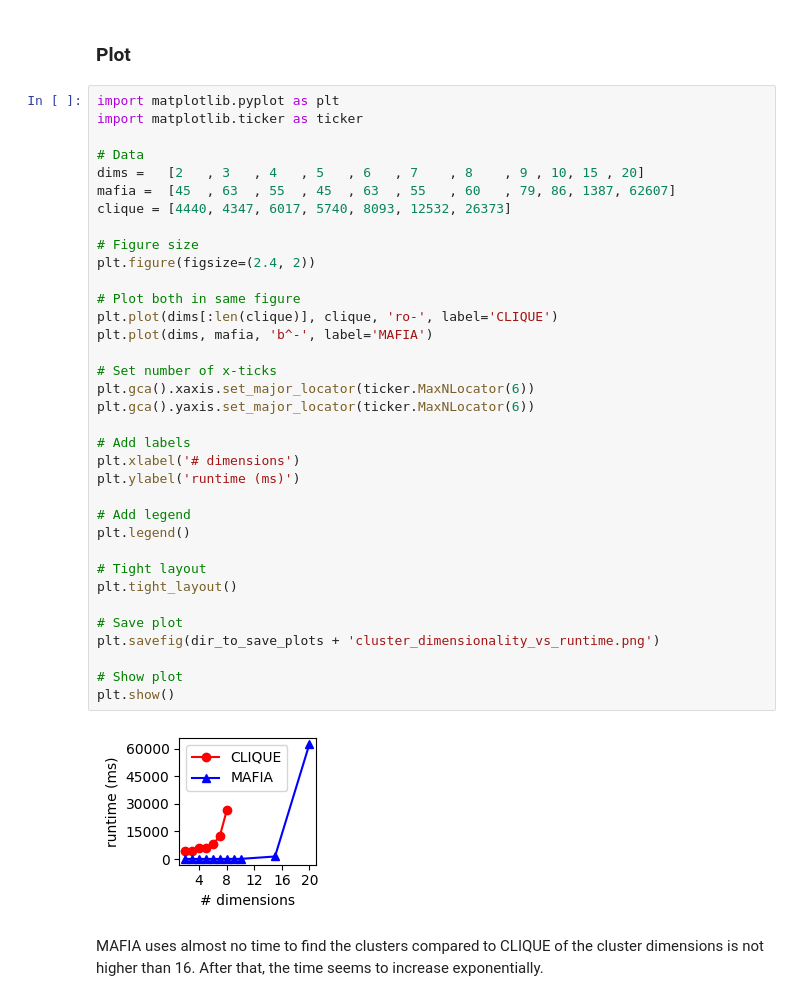
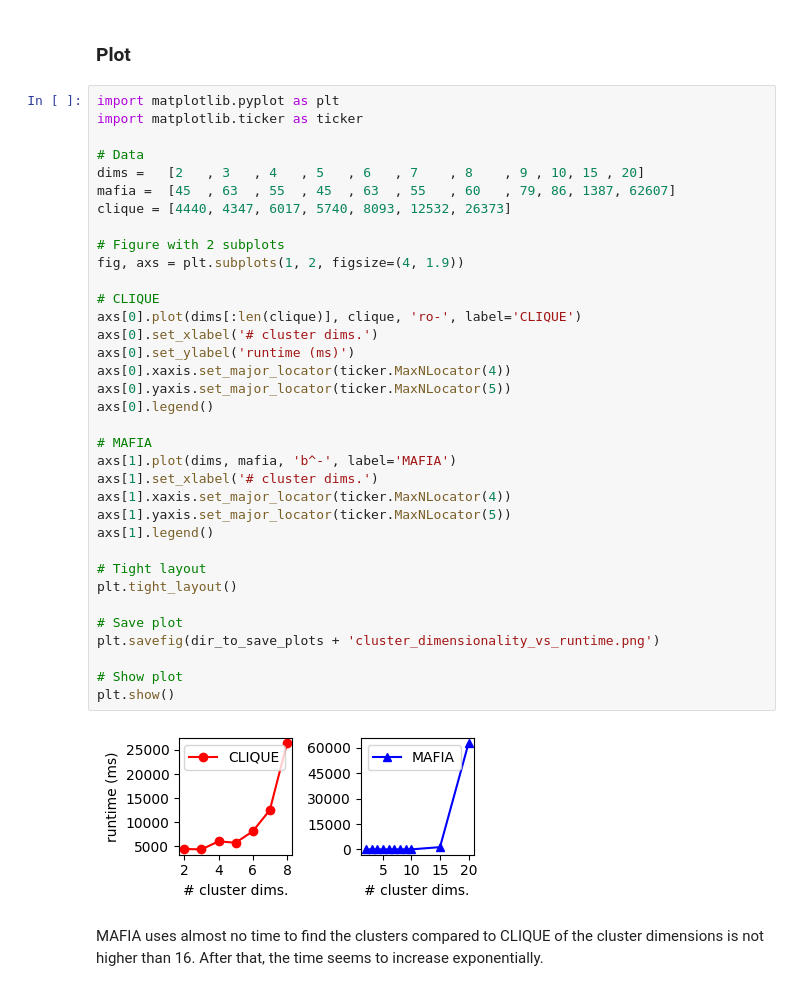
Before and after one commit to henrikdchristensen/SDU-Data-Mining-Exam, a Jupyter notebook: src/evaluation.ipynb, the cells around one changed output. Drawn from its saved outputs; the diff is of its cells as text.

```diff
--- a/src/evaluation.ipynb
+++ b/src/evaluation.ipynb
@@ -361,40 +252,40 @@ MAFIA:
 # %%
 import matplotlib.pyplot as plt
 import matplotlib.ticker as ticker
 
 # Data
 dims =   [2   , 3   , 4   , 5   , 6   , 7    , 8    , 9 , 10, 15 , 20]
 mafia =  [45  , 63  , 55  , 45  , 63  , 55   , 60   , 79, 86, 1387, 62607]
 clique = [4440, 4347, 6017, 5740, 8093, 12532, 26373]
 
-# Figure size
-plt.figure(figsize=(2.4, 2))
+# Figure with 2 subplots
+fig, axs = plt.subplots(1, 2, figsize=(4, 1.9))
 
-# Plot both in same figure
-plt.plot(dims[:len(clique)], clique, 'ro-', label='CLIQUE')
-plt.plot(dims, mafia, 'b^-', label='MAFIA')
+# CLIQUE
+axs[0].plot(dims[:len(clique)], clique, 'ro-', label='CLIQUE')
+axs[0].set_xlabel('# cluster dims.')
+axs[0].set_ylabel('runtime (ms)')
+axs[0].xaxis.set_major_locator(ticker.MaxNLocator(4))
+axs[0].yaxis.set_major_locator(ticker.MaxNLocator(5))
+axs[0].legend()
 
-# Set number of x-ticks
-plt.gca().xaxis.set_major_locator(ticker.MaxNLocator(6))
-plt.gca().yaxis.set_major_locator(ticker.MaxNLocator(6))
-
-# Add labels
-plt.xlabel('# dimensions')
-plt.ylabel('runtime (ms)')
-
-# Add legend
-plt.legend()
+# MAFIA
+axs[1].plot(dims, mafia, 'b^-', label='MAFIA')
+axs[1].set_xlabel('# cluster dims.')
+axs[1].xaxis.set_major_locator(ticker.MaxNLocator(4))
+axs[1].yaxis.set_major_locator(ticker.MaxNLocator(5))
+axs[1].legend()
 
 # Tight layout
 plt.tight_layout()
 
 # Save plot
 plt.savefig(dir_to_save_plots + 'cluster_dimensionality_vs_runtime.png')
 
 # Show plot
 plt.show()
 # %% [output]
-[figure, old version]
+[figure, new version]
 # %% [markdown]
 MAFIA uses almost no time to find the clusters compared to CLIQUE of the cluster dimensions is not higher than 16. After that, the time seems to increase exponentially.
 # %% [markdown]
```
Also changed, not shown: parts of 14 cells of this notebook, 27 other files.
